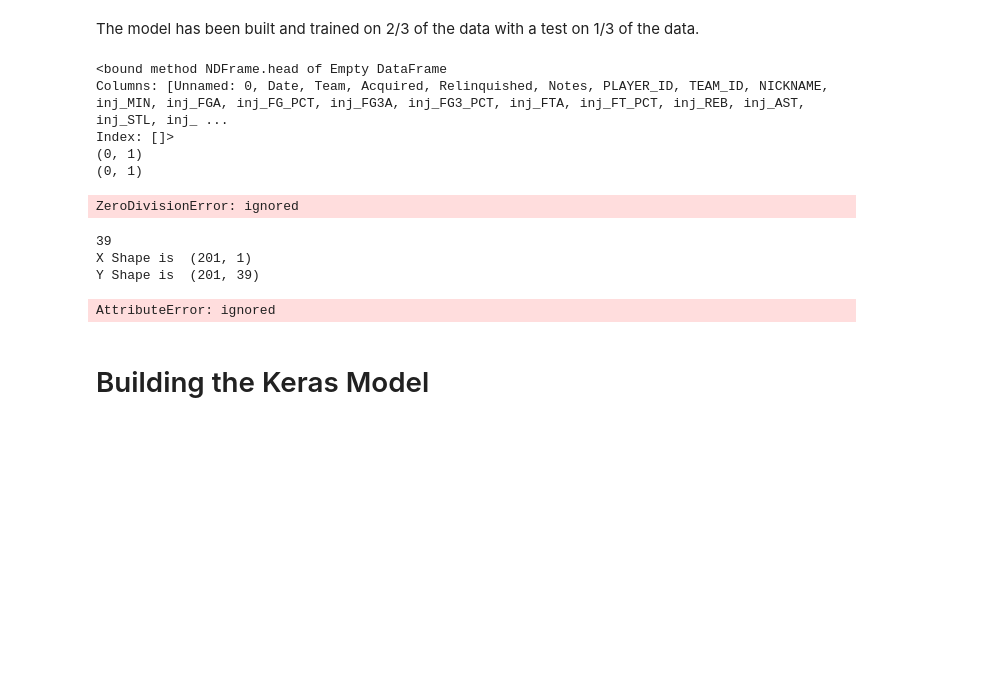
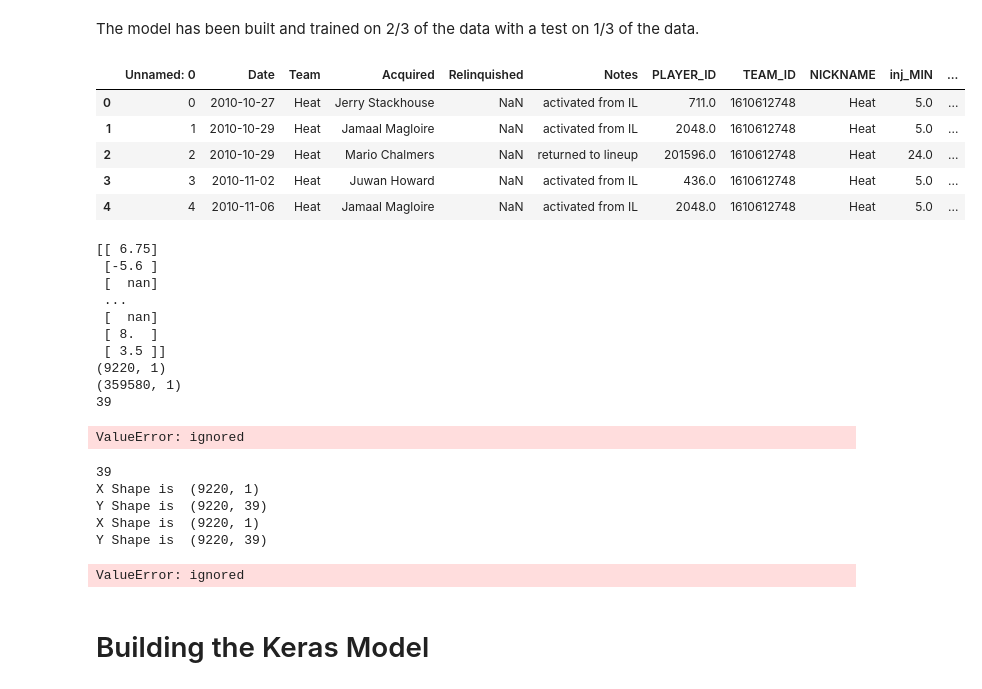
Before and after one commit to cybertraining-dsc/fa20-523-301, a Jupyter notebook: project/project.ipynb, the cells around one changed output. Saved outputs shown, nothing was run; the diff lists cells and outputs as text; code cells hidden in the pictures; blank space fills up the shorter version.

```diff
--- a/project/project.ipynb
+++ b/project/project.ipynb
@@ -596,3 +571,12 @@ features = ['inj_FGA',	'inj_FG_PCT',	'inj_FG3A',	'inj_FG3_PCT',	'inj_FTA',	'inj_
 #         'PTS', '3P', 'AST', 'TRB', 'STL', 'BLK', 'TOV', 'DD', 'TD', 'MP', 'FT', 'FTA', 'FGA', '3PA', 'DRB',
 #         'ORB', 'USG_perc', 'DRtg', 'ORtg', 'AST_perc', 'DRB_perc', 'ORB_perc', 'BLK_perc', 'TOV_perc',
 #         'STL_perc', 'eFG_perc', 'FG_perc', '3P_perc', 'FT_perc']
+# %%
+df_Injury_End.head()
+# %% [output]
+|  | Unnamed: 0 | Date | Team | Acquired | Relinquished | Notes | PLAYER_ID | TEAM_ID | NICKNAME | inj_MIN | ... |
+| 0 | 0 | 2010-10-27 | Heat | Jerry Stackhouse | NaN | activated from IL | 711.0 | 1610612748 | Heat | 5.0 | ... |
+| 1 | 1 | 2010-10-29 | Heat | Jamaal Magloire | NaN | activated from IL | 2048.0 | 1610612748 | Heat | 5.0 | ... |
+| 2 | 2 | 2010-10-29 | Heat | Mario Chalmers | NaN | returned to lineup | 201596.0 | 1610612748 | Heat | 24.0 | ... |
+| 3 | 3 | 2010-11-02 | Heat | Juwan Howard | NaN | activated from IL | 436.0 | 1610612748 | Heat | 5.0 | ... |
+| 4 | 4 | 2010-11-06 | Heat | Jamaal Magloire | NaN | activated from IL | 2048.0 | 1610612748 | Heat | 5.0 | ... |
@@ -607,14 +594,13 @@ def clean_dataset(df):
     return df[indices_to_keep].astype(np.float64)
 
 
-# df_baseline = df_Injury_End
-sort_by = 'Acquired'
 
-df_baseline = clean_dataset(df_baseline)
-#df_baseline.sort_values(by=['Date','Name']).reset_index(drop=True, inplace=True)
-df_baseline.sort_values(by=[sort_by]).reset_index(drop=True, inplace=True)
 
-print(df_Injury_End.head)
+# df_baseline = clean_dataset(df_baseline)
+# #df_baseline.sort_values(by=['Date','Name']).reset_index(drop=True, inplace=True)
+# df_baseline.sort_values(by=[sort_by]).reset_index(drop=True, inplace=True)
+
+# print(df_baseline.head)
 
 X = df_baseline.p5_PLUS_MINUS
 X = X.values.reshape(-1, 1)
@@ -622,6 +608,7 @@ X = X.values.reshape(-1, 1)
 
 # X = MinMaxScaler().fit_transform(X)
 # y = df_features['FPTS'].values.reshape(-1,1).flatten()
+print(X)
 
 Y = df_baseline.values.reshape(-1,1).flatten() # Y is 38 times larger. Not sure what I did here.
 Y = Y.reshape(-1, 1)
@@ -648,18 +635,30 @@ top_features = pd.Series(model.feature_importances_, index = _all).sort_values()
 top_features.plot(kind = "barh", figsize=(15,10) ,title='Top Features')
 plt.show()
 # %% [output]
-<bound method NDFrame.head of Empty DataFrame
-Columns: [Unnamed: 0, Date, Team, Acquired, Relinquished, Notes, PLAYER_ID, TEAM_ID, NICKNAME, inj_MIN, inj_FGA, inj_FG_PCT, inj_FG3A, inj_FG3_PCT, inj_FTA, inj_FT_PCT, inj_REB, inj_AST, inj_STL, inj_ ...
-Index: []>
-(0, 1)
-(0, 1)
+[[ 6.75]
+ [-5.6 ]
+ [  nan]
+ ...
+ [  nan]
+ [ 8.  ]
+ [ 3.5 ]]
+(9220, 1)
+(359580, 1)
+39
-ZeroDivisionError: ignored
+ValueError: ignored
 # %%
 
 # lightgbm for regression
 
-X = df_baseline.p5_PLUS_MINUS
-X = X.values.reshape(-1, 1)
+X_scrub = df_baseline.p5_PLUS_MINUS
+
+mean_X = np.mean(X_scrub)
+for i in  range(len(X_scrub)):
+  # print(mean_X)
+  X[i] = X_scrub[i]
+
+# X = X.values.reshape(-1, 1)
+X = X.reshape(-1, 1)
 
 Y = df_baseline.values.reshape(-1,1).flatten() # Y is 38 times larger. Not sure what I did here.
 Y = Y.reshape(-1, 1)
@@ -685,11 +684,17 @@ cv = RepeatedKFold(n_splits=10, n_repeats=3, random_state=1)
 # tfidf = TfidfVectorizer(binary=True)
 # Y = tfidf.fit_transform(Y)
 
-n_scores = cross_val_score(model, X, Y, scoring='neg_mean_absolute_error', cv=cv, n_jobs=-1, error_score='raise')
-print('MAE: %.3f (%.3f)' % (mean(n_scores), std(n_scores)))
+print("X Shape is ",X.shape)
+print("Y Shape is ",Y.shape)
+
+# print("Y Shape is ",Y.shape)
+
+# n_scores = cross_val_score(model, X, Y, scoring='neg_mean_absolute_error', cv=cv, n_jobs=-1, error_score='raise')
+# print('MAE: %.3f (%.3f)' % (mean(n_scores), std(n_scores)))
+
 # fit the model on the whole dataset
-model = LGBMRegressor()
-model.fit(X, y)
+# model = LGBMRegressor()
+model.fit(X, Y)
 
 # make a single prediction. Code example is below:
 # row = [[2.02220122, 0.31563495, 0.82797464, -0.30620401, 0.16003707, -1.44411381, 0.87616892, -0.50446586, 0.23009474, 0.76201118]]
@@ -697,9 +702,11 @@ model.fit(X, y)
 # print('Prediction: %.3f' % yhat[0])
 # %% [output]
 39
-X Shape is  (201, 1)
-Y Shape is  (201, 39)
+X Shape is  (9220, 1)
+Y Shape is  (9220, 39)
+X Shape is  (9220, 1)
+Y Shape is  (9220, 39)
-AttributeError: ignored
+ValueError: ignored
 # %%
 # omit_lowest = 20
 # _selected = list(top_features[omit_lowest:].index)
```
Also changed, not shown: parts of 26 cells of this notebook.
